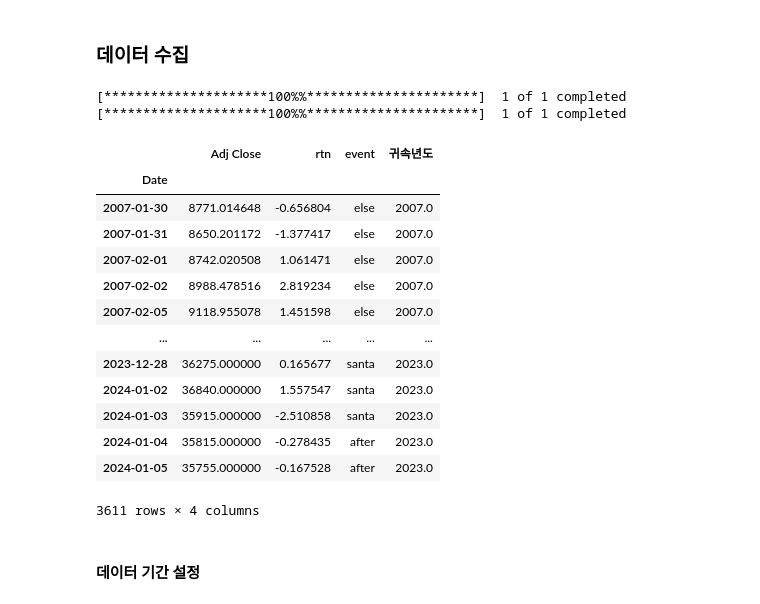
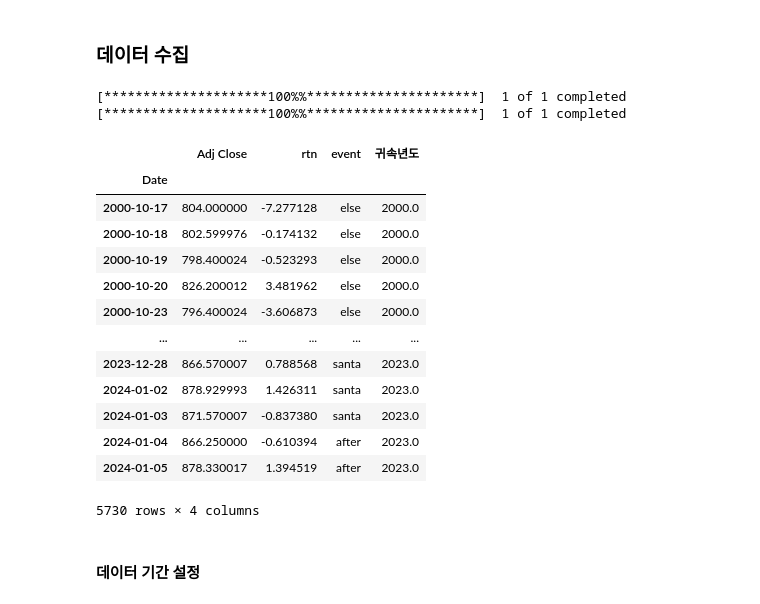
Before and after one commit to dohyung9810/quant, a Jupyter notebook: santa/santa_7days.ipynb, the cells around one changed output. Saved outputs shown, nothing was run; the diff lists cells and outputs as text; code cells hidden in the pictures.

Commit message:
santa/santa_7days.ipynb updated 24.01.06

```diff
--- a/santa/santa_7days.ipynb
+++ b/santa/santa_7days.ipynb
@@ -58,27 +58,28 @@ kospi.pivot_table(
 # %%
 # name = 'KOSPI'
 # symbol = '^KS11'
 
 name = 'ETF반도체'
 symbol = '091160.KS'
 
 # ohlcv 데이터 수집 (전체 기간)
-data = preprocessing.get_data(symbol, drop=True)
+# data = preprocessing.get_data(symbol, drop=True)
+data = preprocessing.get_data(drop=True)
 data
 # %% [output]
 [*********************100%%**********************]  1 of 1 completed
 [*********************100%%**********************]  1 of 1 completed
 |  | Adj Close | rtn | event | 귀속년도 |
 | Date |  |  |  |  |
-| 2007-01-30 | 8771.014648 | -0.656804 | else | 2007.0 |
-| 2007-01-31 | 8650.201172 | -1.377417 | else | 2007.0 |
-| 2007-02-01 | 8742.020508 | 1.061471 | else | 2007.0 |
-| 2007-02-02 | 8988.478516 | 2.819234 | else | 2007.0 |
-| 2007-02-05 | 9118.955078 | 1.451598 | else | 2007.0 |
+| 2000-10-17 | 804.000000 | -7.277128 | else | 2000.0 |
+| 2000-10-18 | 802.599976 | -0.174132 | else | 2000.0 |
+| 2000-10-19 | 798.400024 | -0.523293 | else | 2000.0 |
+| 2000-10-20 | 826.200012 | 3.481962 | else | 2000.0 |
+| 2000-10-23 | 796.400024 | -3.606873 | else | 2000.0 |
 | ... | ... | ... | ... | ... |
-| 2023-12-28 | 36275.000000 | 0.165677 | santa | 2023.0 |
-| 2024-01-02 | 36840.000000 | 1.557547 | santa | 2023.0 |
-| 2024-01-03 | 35915.000000 | -2.510858 | santa | 2023.0 |
-| 2024-01-04 | 35815.000000 | -0.278435 | after | 2023.0 |
-| 2024-01-05 | 35755.000000 | -0.167528 | after | 2023.0 |
+| 2023-12-28 | 866.570007 | 0.788568 | santa | 2023.0 |
+| 2024-01-02 | 878.929993 | 1.426311 | santa | 2023.0 |
+| 2024-01-03 | 871.570007 | -0.837380 | santa | 2023.0 |
+| 2024-01-04 | 866.250000 | -0.610394 | after | 2023.0 |
+| 2024-01-05 | 878.330017 | 1.394519 | after | 2023.0 |
-3611 rows × 4 columns
+5730 rows × 4 columns
```
Also changed, not shown: parts of 22 cells of this notebook.
